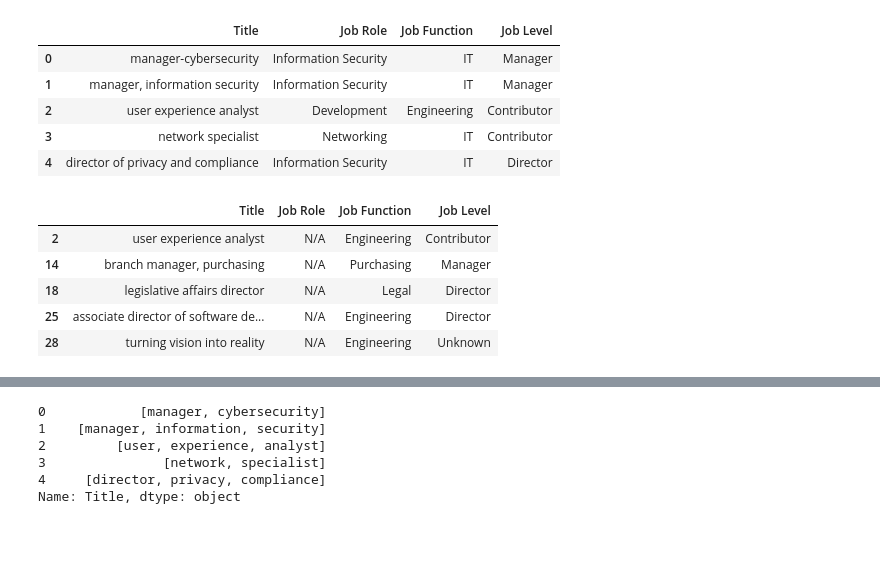
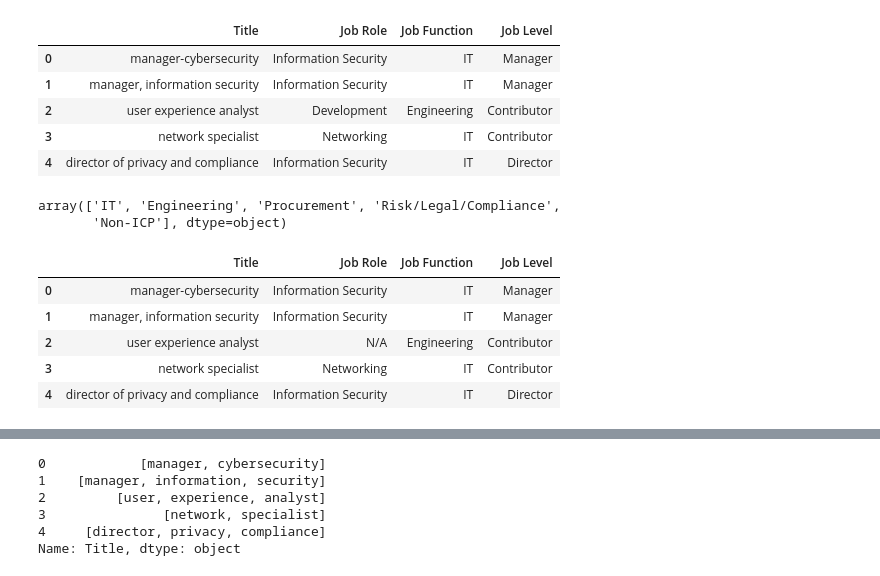
Before and after one commit to rajatgatech/netskope_project, a Jupyter notebook: Netskope Project.ipynb, the cells around one changed output, grey strips where cells are left out. Drawn from its saved outputs; the diff is of its cells as text; code cells hidden in the pictures; blank space fills up the shorter version.

```diff
--- a/Netskope Project.ipynb
+++ b/Netskope Project.ipynb
@@ -116,3 +113,34 @@ df_filtered.head()
 | 2 | user experience analyst | Development | Engineering | Contributor |
 | 3 | network specialist | Networking | IT | Contributor |
 | 4 | director of privacy and compliance | Information Security | IT | Director |
+# %%
+replacements = {'IT Audit / IT Compliance': 'Risk/Legal/Compliance',
+               'IT': 'IT',
+               'Engineering': 'Engineering',
+               'Purchasing': 'Procurement',
+               'Legal': 'Risk/Legal/Compliance',
+               'Finance': 'Non-ICP',
+               'Marketing': 'Non-ICP',
+               'Sales': 'Non-ICP',
+               'Unknown': 'Non-ICP',
+               'Facilities': 'Non-ICP',
+               'Human Resource': 'Non-ICP',
+               'Management': 'Non-ICP',
+               'Services': 'Non-ICP',
+               'Operations': 'Non-ICP',
+               'Administration': 'Non-ICP',
+               'Corporate': 'Non-ICP',
+               'Support': 'Non-ICP',
+               'Education': 'Non-ICP',
+               'Public Sector': 'Non-ICP',
+               'Procurement': 'Procurement',
+               'Medical': 'Non-ICP',
+               'Other': 'Non-ICP',
+               'IT Audit / IT Compliance': 'Risk/Legal/Compliance',
+               'Information Security': 'IT',
+               'IT - Security': 'IT',
+               'Help Desk / Desktop Services': 'IT',
+               'Information Technology': 'IT',
+               'Infrastructure': 'Non-ICP',
+               'Customer Service / Support': 'Non-ICP',
+               'Emerging Technology / Innovation': 'IT'}
@@ -119,3 +169,11 @@ df_filtered.head()
+# %%
+df_filtered['Job Function'] = df_filtered['Job Function'].replace(replacements)
+df_filtered['Job Function'] = df_filtered['Job Function'].fillna('Non-ICP')
+# %%
+df_filtered['Job Function'].unique()
+# %% [output]
+array(['IT', 'Engineering', 'Procurement', 'Risk/Legal/Compliance',
+       'Non-ICP'], dtype=object)
 # %%
 def replace_role(row):
     if pd.isnull(row['Job Function']):
@@ -126,15 +184,14 @@ def replace_role(row):
         return row['Job Role']
 
 df_filtered['Job Role'] = df_filtered.apply(replace_role, axis=1)
-# %%
-df_filtered['Job Function'] = df_filtered['Job Function'].fillna('')
-
-non_it = df_filtered[~df_filtered['Job Function'].str.contains('IT')]
-non_it.head()
-# %% [output]
-|  | Title | Job Role | Job Function | Job Level |
-| 2 | user experience analyst | N/A | Engineering | Contributor |
-| 14 | branch manager, purchasing | N/A | Purchasing | Manager |
-| 18 | legislative affairs director | N/A | Legal | Director |
-| 25 | associate director of software de... | N/A | Engineering | Director |
-| 28 | turning vision into reality | N/A | Engineering | Unknown |
+# %%
+#non_it = df_filtered[~df_filtered['Job Function'].str.contains('IT')]
+#non_it.head()
+df_filtered.head()
+# %% [output]
+|  | Title | Job Role | Job Function | Job Level |
+| 0 | manager-cybersecurity | Information Security | IT | Manager |
+| 1 | manager, information security | Information Security | IT | Manager |
+| 2 | user experience analyst | N/A | Engineering | Contributor |
+| 3 | network specialist | Networking | IT | Contributor |
+| 4 | director of privacy and compliance | Information Security | IT | Director |
```
Also changed, not shown: parts of 30 cells of this notebook.
